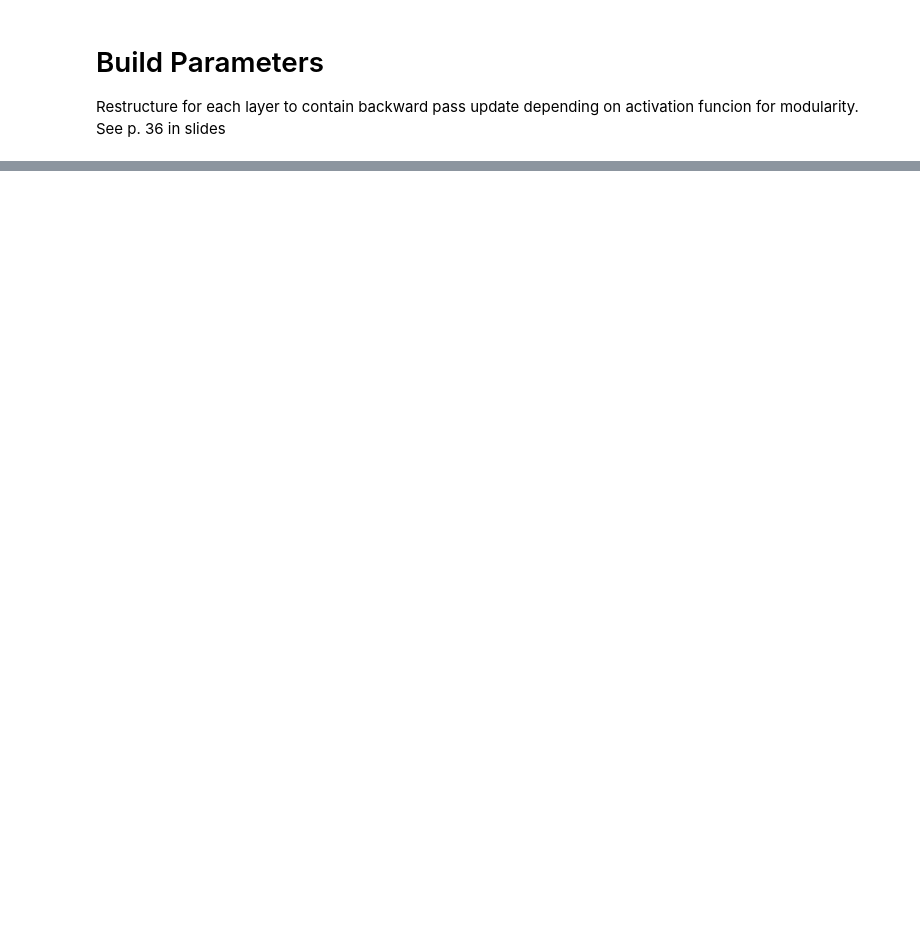
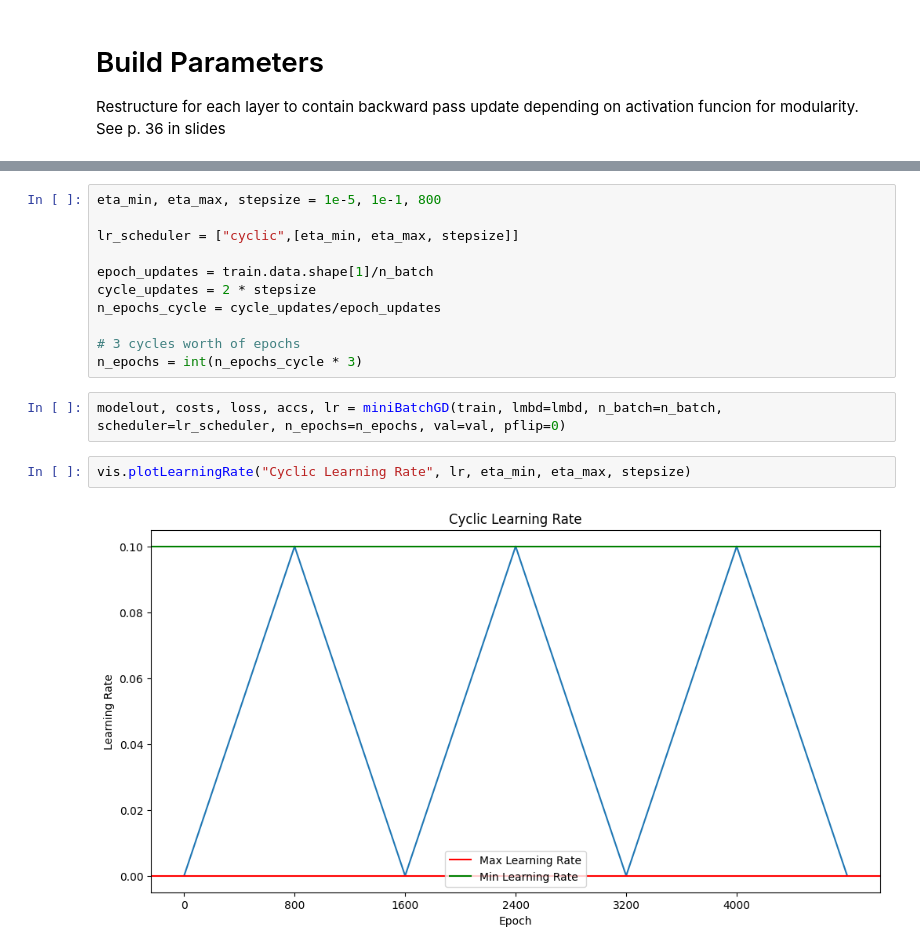
Before and after one commit to Lussebullen/dd2424, a Jupyter notebook: assignment2/notebook.ipynb, the cells around one changed output, grey strips where cells are left out. Cells and saved outputs as stored; diff of their text form; blank space fills up the shorter version.

```diff
--- a/assignment2/notebook.ipynb
+++ b/assignment2/notebook.ipynb
@@ -388,0 +656,17 @@ W2 = LinearLayer(K, M)
+# %%
+eta_min, eta_max, stepsize = 1e-5, 1e-1, 800
+
+lr_scheduler = ["cyclic",[eta_min, eta_max, stepsize]]
+
+epoch_updates = train.data.shape[1]/n_batch
+cycle_updates = 2 * stepsize
+n_epochs_cycle = cycle_updates/epoch_updates
+
+# 3 cycles worth of epochs
+n_epochs = int(n_epochs_cycle * 3)
+# %%
+modelout, costs, loss, accs, lr = miniBatchGD(train, lmbd=lmbd, n_batch=n_batch, scheduler=lr_scheduler, n_epochs=n_epochs, val=val, pflip=0)
+# %%
+vis.plotLearningRate("Cyclic Learning Rate", lr, eta_min, eta_max, stepsize)
+# %% [output]
+[figure, added]
```
Also changed, not shown: parts of 41 cells of this notebook, 1 other file.
